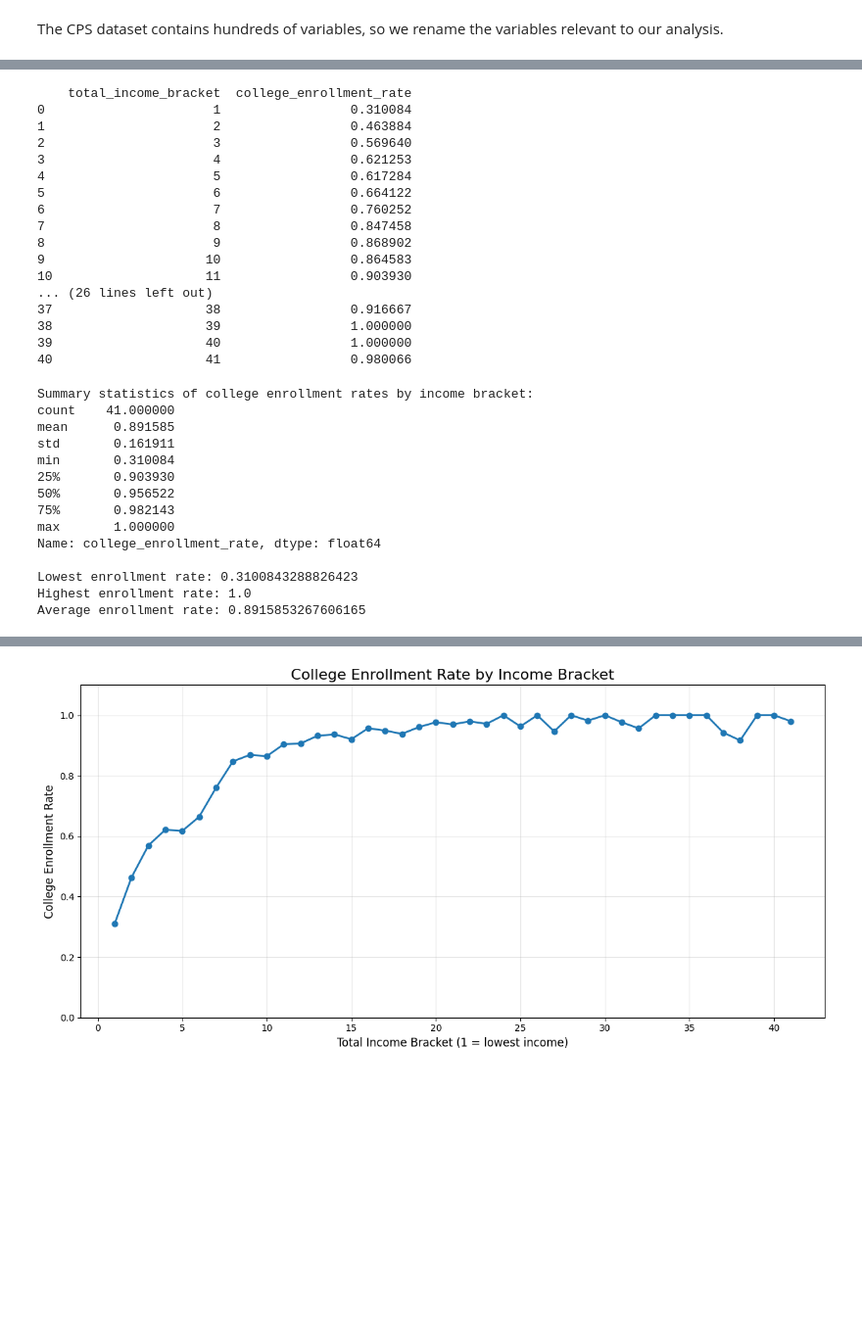
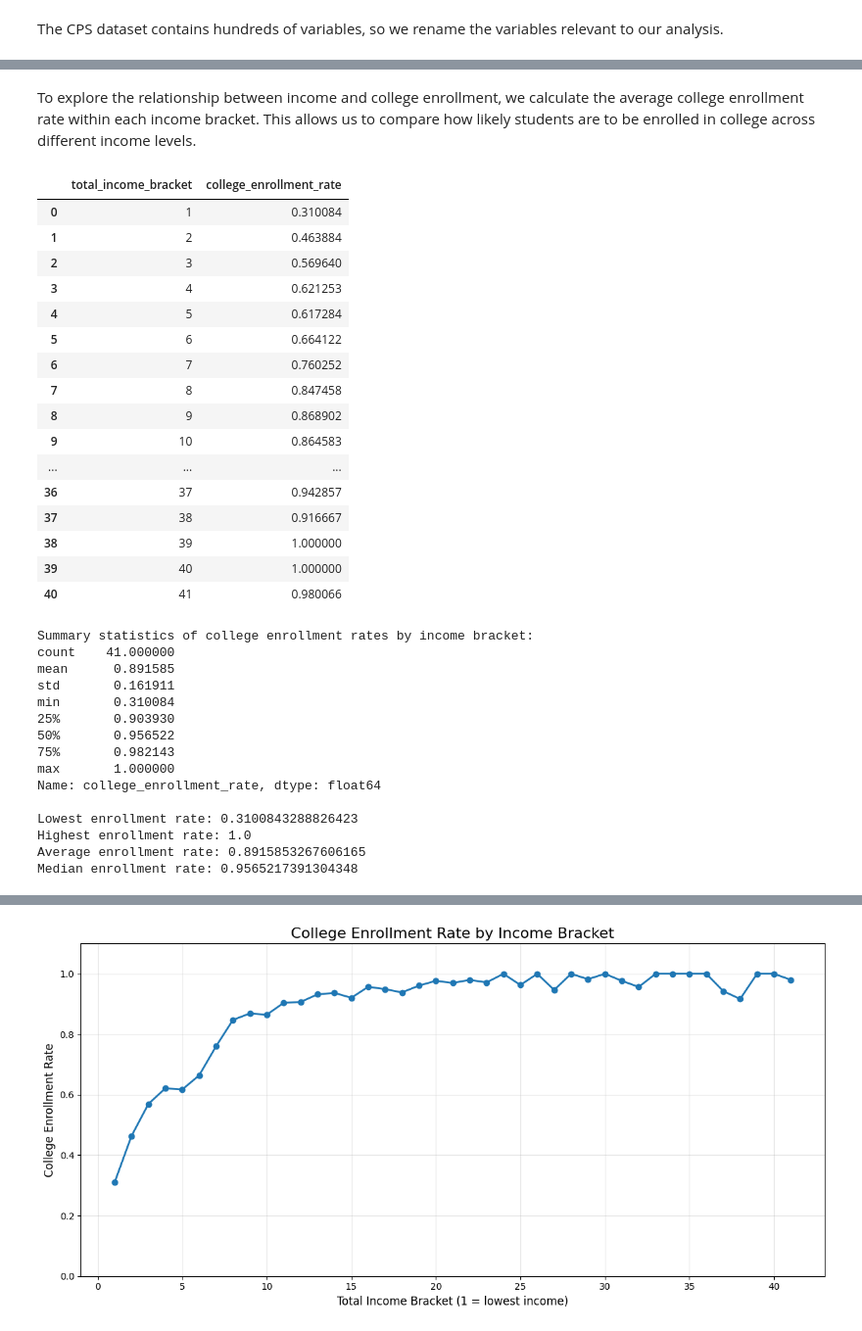
Before and after one commit to oliviatawakol/julieandliv, a Jupyter notebook: julieandliv.ipynb, the cells around one changed output, grey strips where cells are left out. Shown at 98% size. Cells and saved outputs as stored; diff of their text form; code cells hidden in the pictures; blank space fills up the shorter version.

```diff
--- a/julieandliv.ipynb
+++ b/julieandliv.ipynb
@@ -92,43 +151,44 @@ This calculates the average college enrollment rate for each income bracket.
+# %% [markdown]
+To explore the relationship between income and college enrollment, we calculate the average college enrollment rate within each income bracket. This allows us to compare how likely students are to be enrolled in college across different income levels.
 # %%
 # Calculate average college enrollment rate by income bracket
-enrollment_by_income = enrolled_df.groupby('total_income_bracket')['college_enrolled'].mean().reset_index()
+enrollment_by_income = (
+    enrolled_df.groupby("total_income_bracket")["college_enrolled"]
+    .mean()
+    .reset_index()
+)
 
 # Rename column for clarity
-enrollment_by_income.columns = ['total_income_bracket', 'college_enrollment_rate']
+enrollment_by_income.columns = ["total_income_bracket", "college_enrollment_rate"]
 
 # Display results
-print(enrollment_by_income)
+enrollment_by_income
 # %% [output]
-    total_income_bracket  college_enrollment_rate
-0                      1                 0.310084
-1                      2                 0.463884
-2                      3                 0.569640
-3                      4                 0.621253
-4                      5                 0.617284
-5                      6                 0.664122
-6                      7                 0.760252
-7                      8                 0.847458
-8                      9                 0.868902
-9                     10                 0.864583
-10                    11                 0.903930
-... (26 lines left out)
-37                    38                 0.916667
-38                    39                 1.000000
-39                    40                 1.000000
-40                    41                 0.980066
+|  | total_income_bracket | college_enrollment_rate |
+| 0 | 1 | 0.310084 |
+| 1 | 2 | 0.463884 |
+| 2 | 3 | 0.569640 |
+| 3 | 4 | 0.621253 |
+| 4 | 5 | 0.617284 |
+| 5 | 6 | 0.664122 |
+| 6 | 7 | 0.760252 |
+| 7 | 8 | 0.847458 |
+| 8 | 9 | 0.868902 |
+| 9 | 10 | 0.864583 |
+| ... | ... | ... |
+| 36 | 37 | 0.942857 |
+| 37 | 38 | 0.916667 |
+| 38 | 39 | 1.000000 |
+| 39 | 40 | 1.000000 |
+| 40 | 41 | 0.980066 |
 # %%
-# Summary statistics of enrollment rates
 print("Summary statistics of college enrollment rates by income bracket:")
-print(enrollment_by_income['college_enrollment_rate'].describe())
+print(enrollment_by_income["college_enrollment_rate"].describe())
 
-# Lowest enrollment rate
-print("\nLowest enrollment rate:", enrollment_by_income['college_enrollment_rate'].min())
-
-# Highest enrollment rate
-print("Highest enrollment rate:", enrollment_by_income['college_enrollment_rate'].max())
-
-# Average enrollment rate
-print("Average enrollment rate:", enrollment_by_income['college_enrollment_rate'].mean())
+print("\nLowest enrollment rate:", enrollment_by_income["college_enrollment_rate"].min())
+print("Highest enrollment rate:", enrollment_by_income["college_enrollment_rate"].max())
+print("Average enrollment rate:", enrollment_by_income["college_enrollment_rate"].mean())
+print("Median enrollment rate:", enrollment_by_income["college_enrollment_rate"].median())
 # %% [output]
 Summary statistics of college enrollment rates by income bracket:
 count    41.000000
@@ -144,3 +204,4 @@ Name: college_enrollment_rate, dtype: float64
 Lowest enrollment rate: 0.3100843288826423
 Highest enrollment rate: 1.0
 Average enrollment rate: 0.8915853267606165
+Median enrollment rate: 0.9565217391304348
```
Also changed, not shown: parts of 24 cells of this notebook.
